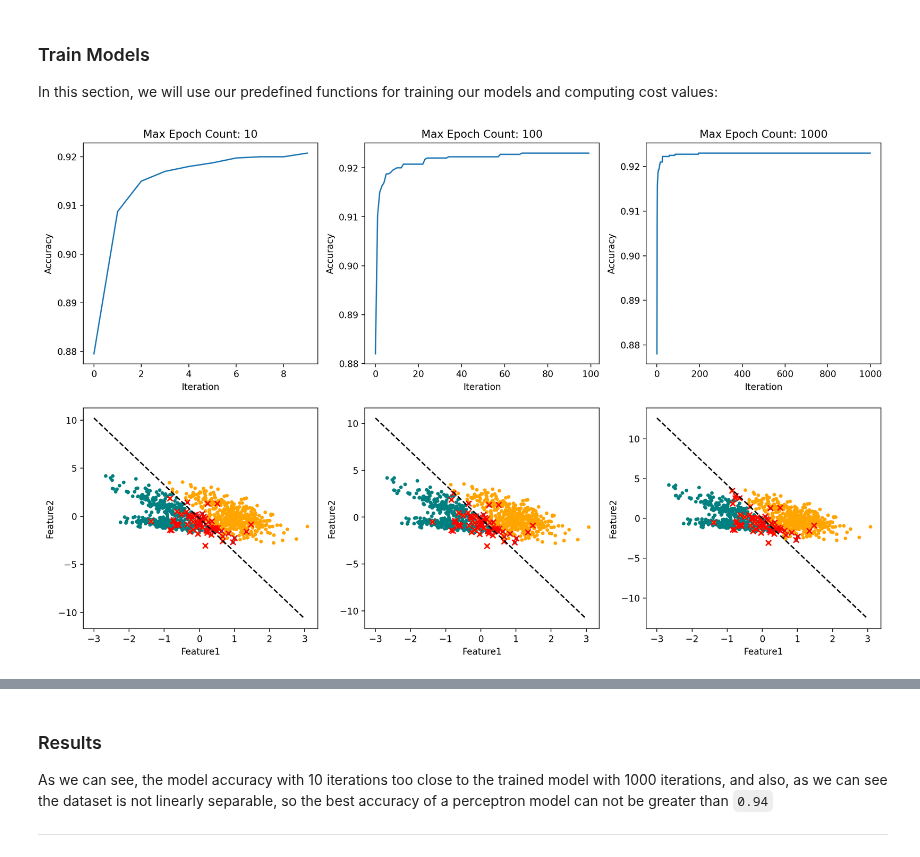
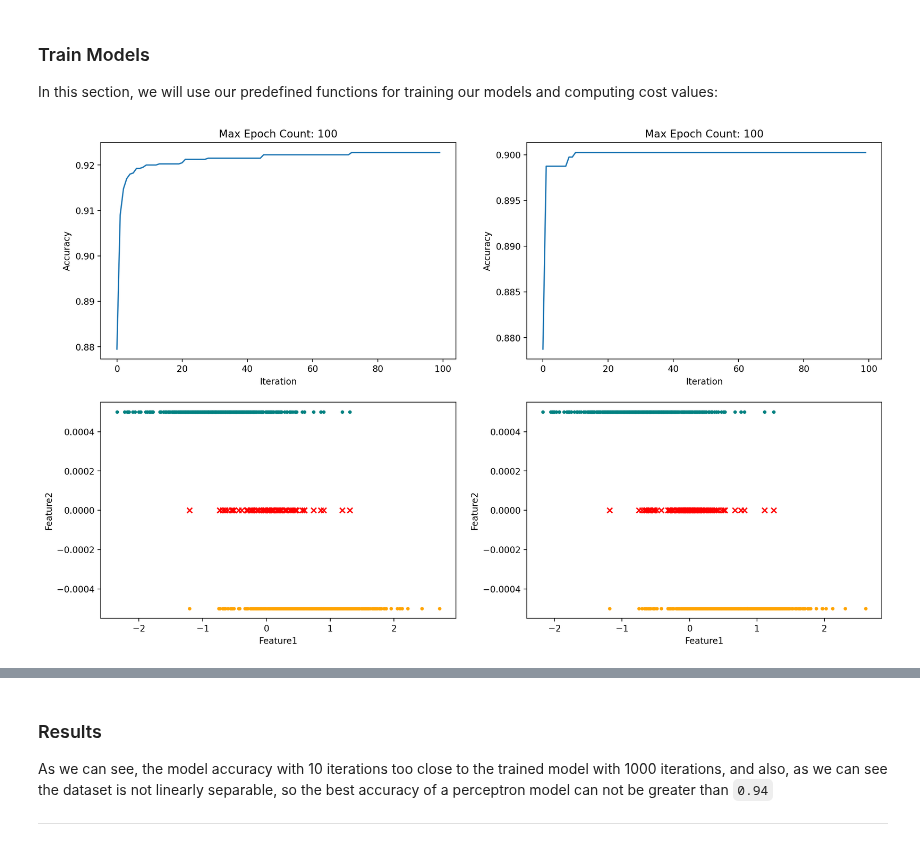
Before and after one commit to ckoliber/mlexercises, a Jupyter notebook: src/exercise3.ipynb, the cells around one changed output, grey strips where cells are left out. Cells and saved outputs as stored; diff of their text form; code cells hidden in the pictures.

```diff
--- a/src/exercise3.ipynb
+++ b/src/exercise3.ipynb
@@ -69,3 +79,6 @@ plt.show()
+# %%
+train_features = (train_features - np.mean(train_features)) / np.std(train_features)
+test_features = (test_features - np.mean(test_features)) / np.std(test_features)
 # %% [markdown]
 ### Features Function
 
@@ -263,61 +306,76 @@ def train_model(features, labels, learning_rate=0.001, epoch_count=1000, batch_s
 
 In this section, we will use our predefined functions for training our models and computing cost values:
 # %%
-epoch_counts = [10, 100, 1000]
-histories = []
-
-fig = plt.figure(figsize=(16, 10), dpi=200)
-
-index = 0
-for epoch_count in epoch_counts:
-    index += 1
-    (weights, history) = train_model(
-        features_matrix(train_features, 1),
-        train_labels,
-        epoch_count=epoch_count
-    )
-
+def plot(figure, index, tests, weights, history, fn):
     # Plot accuracy history
-    axis = fig.add_subplot(2, len(epoch_counts), index)
+    axis = figure.add_subplot(2, 2, index)
     axis.plot(range(0, len(history)), history)
-    axis.set_title(f"Max Epoch Count: {epoch_count}")
+    axis.set_title(f"Max Epoch Count: {100}")
     axis.set_xlabel("Iteration")
     axis.set_ylabel("Accuracy")
 
     # Plot test set and trained line
-    test_predicts = predict_function(weights, features_matrix(test_features, 1))
+    test_predicts = predict_function(weights, features_matrix(tests, 1))
+    test_class_0 = np.array([
+        tests[i] for i in range(len(tests)) if test_labels[i] == -1
+    ]).T
+    test_class_1 = np.array([
+        tests[i] for i in range(len(tests)) if test_labels[i] == 1
+    ]).T
     test_class_incorrect = np.array([
-        test_features[i] for i in range(len(test_features)) if test_predicts[i] != test_labels[i]
+        tests[i] for i in range(len(tests)) if test_labels[i] != test_predicts[i]
     ]).T
 
-    axis = fig.add_subplot(2, len(epoch_counts), len(epoch_counts) + index)
-    axis.scatter(test_class_0[0], test_class_0[1], label="Class 0", marker=".", c="teal")
-    axis.scatter(test_class_1[0], test_class_1[1], label="Class 1", marker=".", c="orange")
-    axis.scatter(test_class_incorrect[0], test_class_incorrect[1], label="Class Incorrect", marker="x", c="red")
+    # Plot data records and classifier line and incorrect classified records
+    axis = fig.add_subplot(2, 2, 2 + index)
+    axis.scatter(test_class_0[0], np.zeros(len(test_class_0[0])) + 0.0005, label="Class 0", marker=".", c="teal")
+    axis.scatter(test_class_1[0], np.zeros(len(test_class_1[0])) - 0.0005, label="Class 1", marker=".", c="orange")
+    axis.scatter(test_class_incorrect[0], np.zeros(len(test_class_incorrect[0])), label="Class Incorrect", marker="x", c="red")
     x = np.linspace(-3, 3, 1000)
     f = lambda x: (-weights[1] * x - weights[0]) / weights[2]
+    f = lambda x: weights[1]
     axis.plot(x, f(x), color='black', ls='--')
     axis.set_xlabel("Feature1")
     axis.set_ylabel("Feature2")
 
-    histories.append([
-        epoch_count,
-        accuracy_function(
-            weights,
-            features_matrix(train_features, 1),
-            train_labels
-        ),
-        accuracy_function(
-            weights,
-            features_matrix(test_features, 1),
-            test_labels
-        )
-    ])
-plt.show()
+fig = plt.figure(figsize=(16, 10), dpi=200)
 
-plt.figure(figsize=(8, 1), dpi=200)
-plt.table(cellText=histories, colLabels=["Max Epoch Count", "Train Accuracy", "Test Accuracy"], loc='center')
-plt.axis("off")
-plt.show()
+# Classify without reducing dimensions
+(weights_vanila, history_vanila) = train_model(
+    features_matrix(train_features, 1),
+    train_labels,
+    epoch_count=100
+)
+plot(fig, 1, test_features, weights_vanila, history_vanila)
+
+# Classify using LD1 component
+ld1 = find_ld1(train_features, train_labels)
+(weights_lda, history_lda) = train_model(
+    features_matrix(train_features @ ld1, 1),
+    train_labels,
+    epoch_count=100
+)
+plot(fig, 2, test_features @ ld1, weights_lda, history_lda)
+
+# histories.append([
+#     epoch_count,
+#     accuracy_function(
+#         weights,
+#         features_matrix(train_features, 1),
+#         train_labels
+#     ),
+#     accuracy_function(
+#         weights,
+#         features_matrix(test_features, 1),
+#         test_labels
+#     )
+# ])
+
+# plt.show()
+
+# plt.figure(figsize=(8, 1), dpi=200)
+# plt.table(cellText=histories, colLabels=["Max Epoch Count", "Train Accuracy", "Test Accuracy"], loc='center')
+# plt.axis("off")
+# plt.show()
 # %% [output]
-[figure, old version]
+[figure, new version]
```
Also changed, not shown: parts of 18 cells of this notebook.
